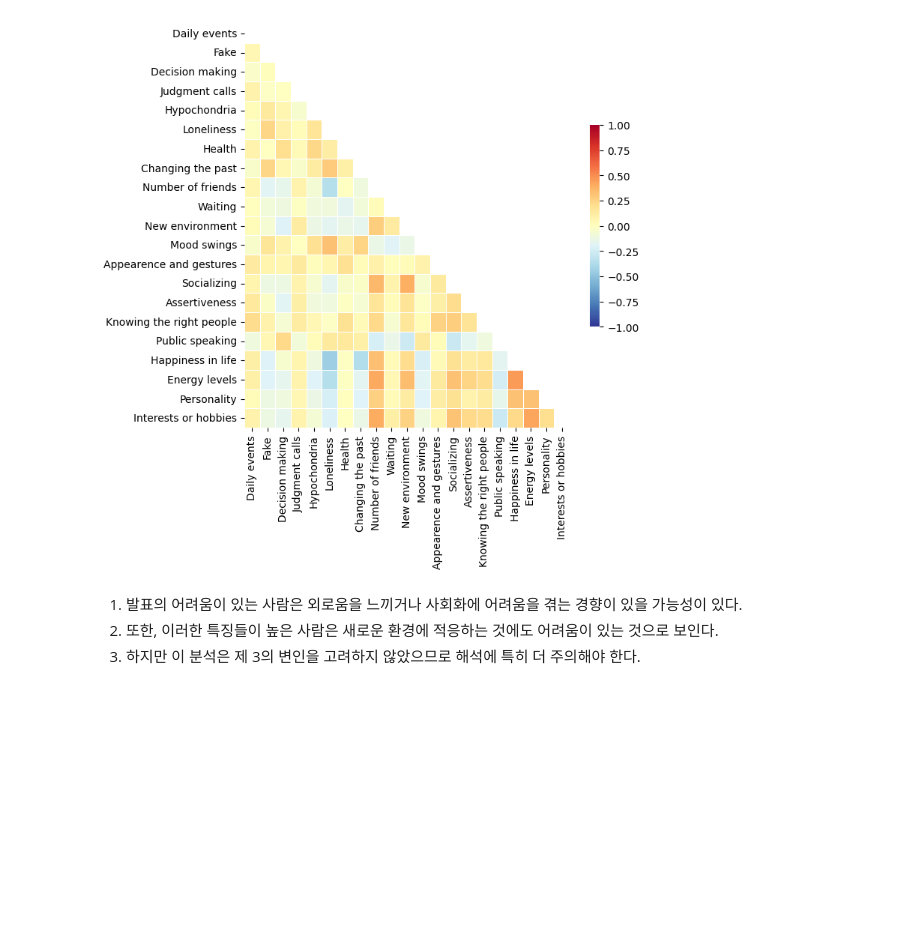
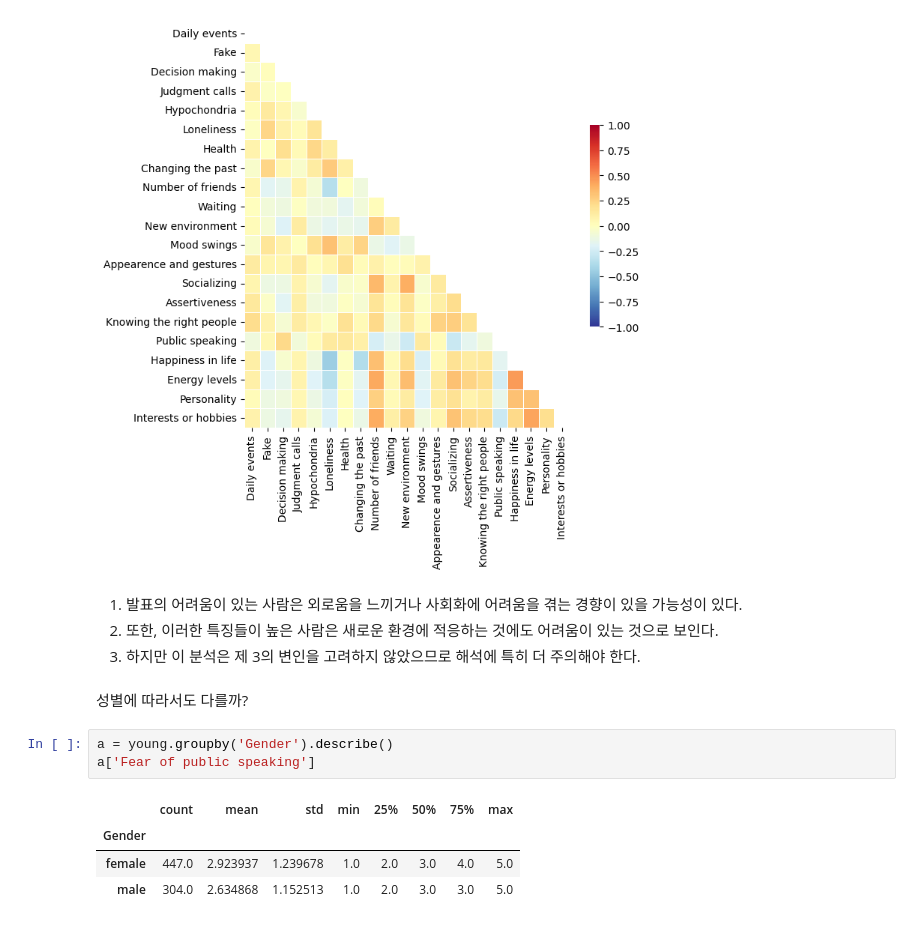
Before and after one commit to 12yoonj/data-analysis-practice, a Jupyter notebook: young_people_survey/young_people.ipynb, the cells around one changed output. Cells and saved outputs as stored; diff of their text form; blank space fills up the shorter version.

```diff
--- a/young_people_survey/young_people.ipynb
+++ b/young_people_survey/young_people.ipynb
@@ -329,3 +339,13 @@ Deprecated in NumPy 1.20; for more details and guidance: https://numpy.org/devdo
 1. 발표의 어려움이 있는 사람은 외로움을 느끼거나 사회화에 어려움을 겪는 경향이 있을 가능성이 있다.
 2. 또한, 이러한 특징들이 높은 사람은 새로운 환경에 적응하는 것에도 어려움이 있는 것으로 보인다.
 3. 하지만 이 분석은 제 3의 변인을 고려하지 않았으므로 해석에 특히 더 주의해야 한다.
+# %% [markdown]
+성별에 따라서도 다를까?
+# %%
+a = young.groupby('Gender').describe()
+a['Fear of public speaking']
+# %% [output]
+|  | count | mean | std | min | 25% | 50% | 75% | max |
+| Gender |  |  |  |  |  |  |  |  |
+| female | 447.0 | 2.923937 | 1.239678 | 1.0 | 2.0 | 3.0 | 4.0 | 5.0 |
+| male | 304.0 | 2.634868 | 1.152513 | 1.0 | 2.0 | 3.0 | 3.0 | 5.0 |
```
Also changed, not shown: parts of 19 cells of this notebook.
